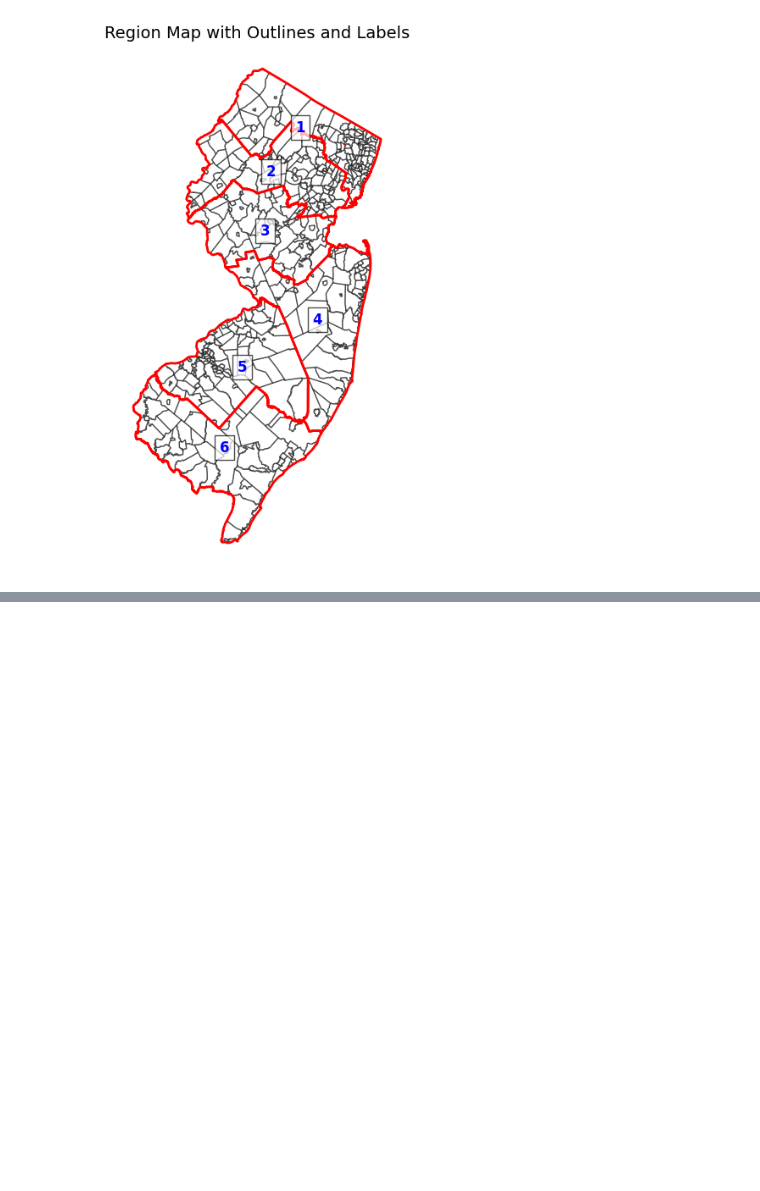
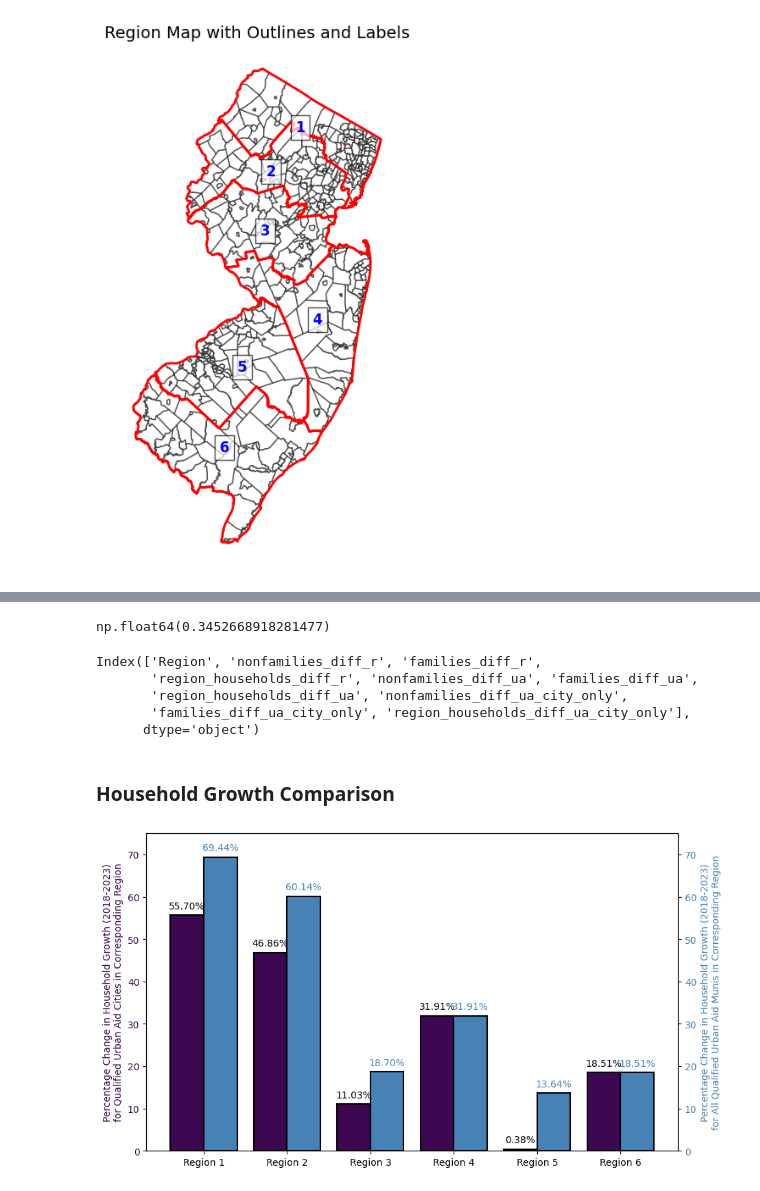
Before and after one commit to sophia268238/TSA_Real_Estate_2025, a Jupyter notebook: notebooks/nj_affordable_housing.ipynb, the cells around one changed output, grey strips where cells are left out. Saved outputs shown, nothing was run; the diff lists cells and outputs as text; code cells hidden in the pictures; blank space fills up the shorter version.

```diff
--- a/notebooks/nj_affordable_housing.ipynb
+++ b/notebooks/nj_affordable_housing.ipynb
@@ -983,0 +1144,79 @@ plt.show()
+# %%
+urban_aid_city_only_summary["region_households_diff"].sum() / region_summary["region_households_diff"].sum()
+# %% [output]
+np.float64(0.3452668918281477)
+# %%
+df = pd.merge(region_summary, urban_aid_towns_summary, on='Region', how='inner', suffixes=('_r', '_ua'))
+df = pd.merge(df, urban_aid_city_only_summary, on='Region', how='inner')
+# %%
+df.rename(columns={
+    'nonfamilies_diff': 'nonfamilies_diff_ua_city_only',
+    "families_diff": "families_diff_ua_city_only",
+    "region_households_diff": "region_households_diff_ua_city_only"
+}, inplace=True)
+df.columns
+# %% [output]
+Index(['Region', 'nonfamilies_diff_r', 'families_diff_r',
+       'region_households_diff_r', 'nonfamilies_diff_ua', 'families_diff_ua',
+       'region_households_diff_ua', 'nonfamilies_diff_ua_city_only',
+       'families_diff_ua_city_only', 'region_households_diff_ua_city_only'],
+      dtype='object')
+# %%
+df["ua_city_regional_percent"] = df["region_households_diff_ua_city_only"] / df["region_households_diff_r"]
+df["ua_muni_regional_percent"] = df["region_households_diff_ua"] / df["region_households_diff_r"]
+
+
+
+df["ua_city_ua_percent"] = df["region_households_diff_ua_city_only"] / df["region_households_diff_ua"]
+# %%
+df[["Region", "ua_city_regional_percent", "ua_city_ua_percent"]]
+df['region_name'] = "Region " + df["Region"].astype(str)
+# %% [markdown]
+### Household Growth Comparison
+# %%
+import matplotlib.pyplot as plt
+import numpy as np
+import pandas as pd
+
+y1=df['ua_city_regional_percent']*100
+y2=df["ua_muni_regional_percent"]*100
+
+# X positions
+x = np.arange(len(df))  # Numeric positions for regions
+bar_width = 0.4  # Bar width
+
+# Create the figure and primary y-axis
+fig, ax1 = plt.subplots(figsize=(10, 6))
+
+# Plot B on primary y-axis
+bars1 = ax1.bar(x - bar_width/2, y1, width=bar_width, label='B (%)', color='#3e0751', edgecolor='black', linewidth=1.5)
+ax1.set_ylabel('Percentage Change in Household Growth (2018-2023)\nfor Qualified Urban Aid Cities in Corresponding Region', color='#3e0751')
+ax1.tick_params(axis='y', labelcolor='#3e0751')
+ax1.set_ylim([0, 75])
+
+# Create secondary y-axis
+ax2 = ax1.twinx()
+
+# Plot C on secondary y-axis
+bars2 = ax2.bar(x + bar_width/2, y2, width=bar_width, label='C (%)', color='steelblue', edgecolor='black', linewidth=1.5)
+ax2.set_ylabel('Percentage Change in Household Growth (2018-2023)\nfor All Qualified Urban Aid Munis in Corresponding Region', color='steelblue')
+ax2.tick_params(axis='y', labelcolor='steelblue')
+ax2.set_ylim([0, 75])
+
+
+# Set x-ticks and labels
+plt.xticks(x, df['region_name'])
+
+# Add value labels on top of bars
+for bar in bars1:
+    ax1.text(bar.get_x() + bar.get_width()/2, bar.get_height() + 1, f"{bar.get_height():.2f}%",
+             ha='center', va='bottom', fontsize=10)
+
+for bar in bars2:
+    ax2.text(bar.get_x() + bar.get_width()/2, bar.get_height() + 1, f"{bar.get_height():.2f}%",
+             ha='center', va='bottom', fontsize=10, color='steelblue')
+
+# Show the plot
+plt.show()
+# %% [output]
+[figure, added]
```
Also changed, not shown: parts of 43 cells of this notebook.
